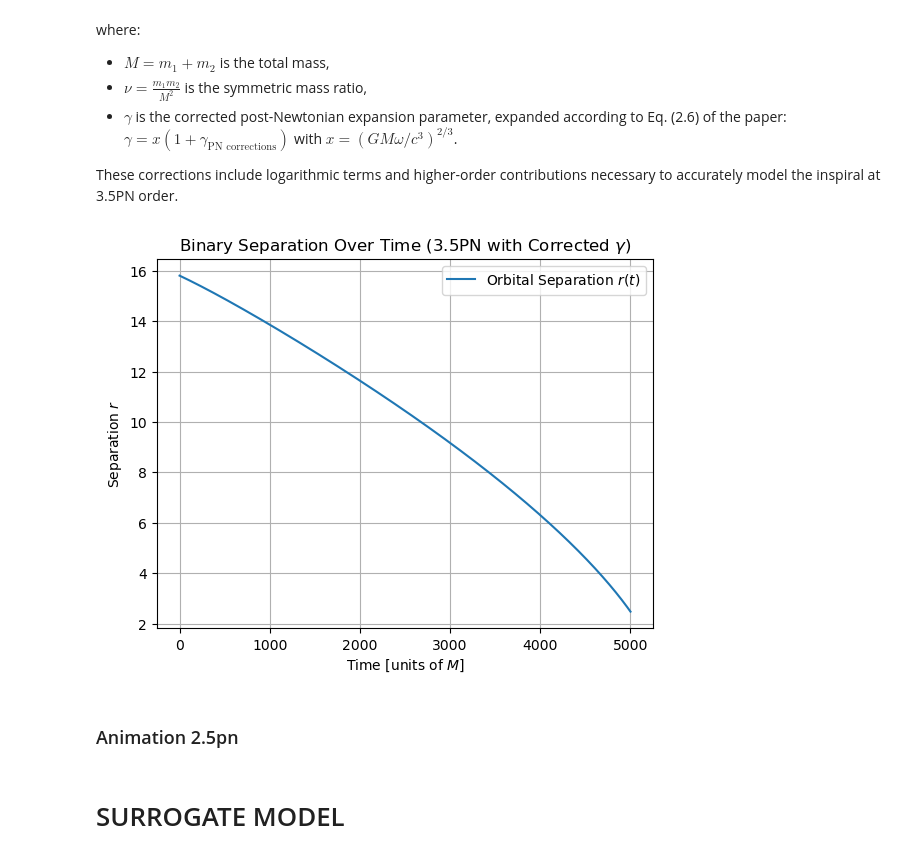
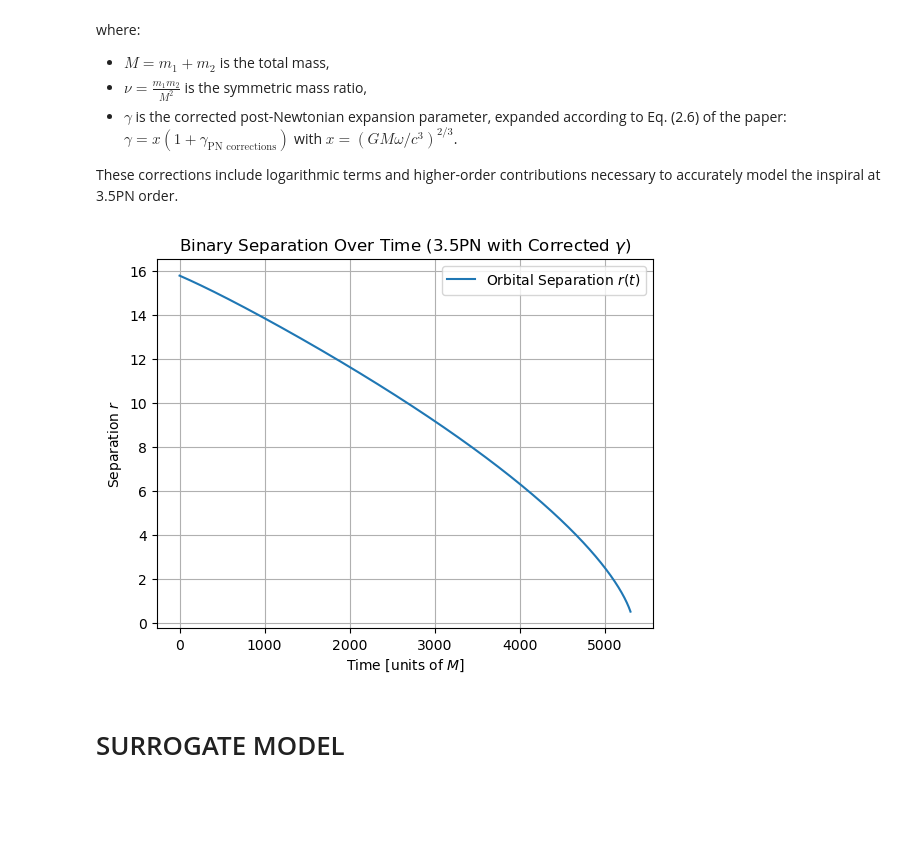
Before and after one commit to yingleipeng/GW_visualization, a Jupyter notebook: binary_inspiral.ipynb, the cells around one changed output. Saved outputs shown, nothing was run; the diff lists cells and outputs as text; code cells hidden in the pictures; blank space fills up the shorter version.

```diff
--- a/binary_inspiral.ipynb
+++ b/binary_inspiral.ipynb
@@ -285,8 +285,8 @@ def relative_dynamics(t, y, m, nu, omega_order="2PN", damping_order="2.5PN"):
     dvxdt = -omega_sq * x - damping * vx
     dvydt = -omega_sq * y_ - damping * vy
     omega_inst = (x * vy - y_ * vx) / r**2
-    # dphidt = omega_inst
-    dphidt = np.sqrt(omega_sq)
+    dphidt = omega_inst
+    # dphidt = np.sqrt(omega_sq)
     return np.array([dxdt, dydt, dvxdt, dvydt, dphidt])
 
 # ------------------------
@@ -438,35 +552,33 @@ def rk4_step(f, y, t, dt, *args):
 # Initial Conditions
 omega0 = omega_3pn(r0, m, nu)
 phi0 = 0.0
 y0 = np.array([r0, omega0, phi0])  # [r, omega, phi]
 
 # Time Evolution
 t = 0.0
 dt = 0.1
-T_final = 5000
+T_final = 7000
 y = y0.copy()
 
 times_3PN_dr = []
 results_3PN_dr = []
 
-while t < T_final and y[0] > 2.0:
+while t < T_final and y[0] > 0.5:
     times_3PN_dr.append(t)
     results_3PN_dr.append(y.copy())
     y = rk4_step(orbit_averaged_dynamics, y, t, dt, m, nu)
     t += dt
 
 results_3PN_dr = np.array(results_3PN_dr)
 times_3PN_dr = np.array(times_3PN_dr)
 
 # Plotting
 plt.plot(times_3PN_dr, results_3PN_dr[:, 0], label='Orbital Separation $r(t)$')
 plt.xlabel('Time [units of $M$]')
 plt.ylabel('Separation $r$')
 plt.title('Binary Separation Over Time (3.5PN with Corrected $\\gamma$)')
 plt.legend()
 plt.grid()
 plt.show()
 # %% [output]
-[figure, old version]
+[figure, new version]
-# %% [markdown]
-### Animation 2.5pn
```
Also changed, not shown: parts of 8 cells of this notebook.
